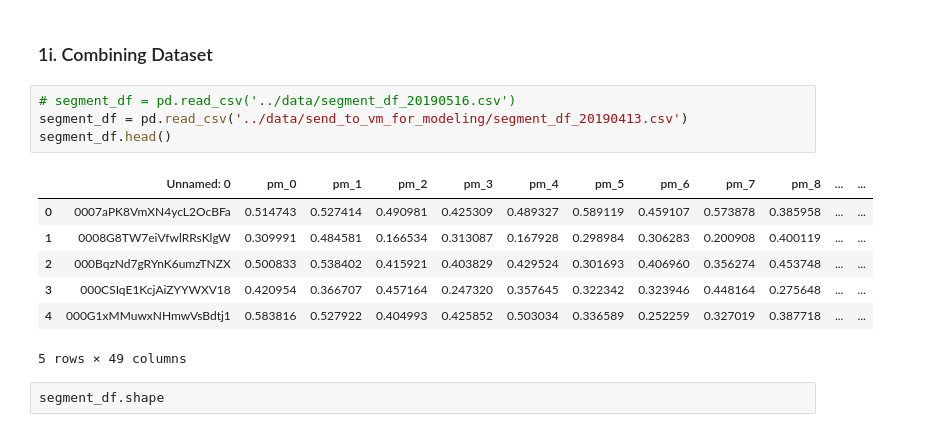
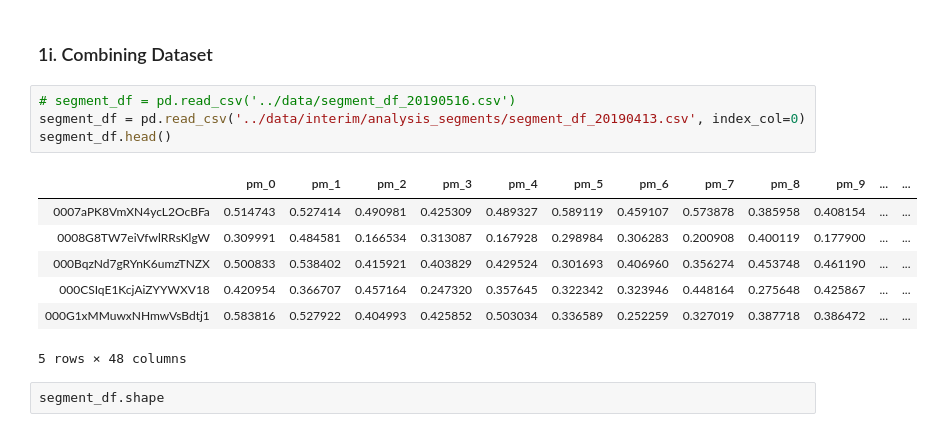
Before and after one commit to jonjohnsontc/songwriter-graph, a Jupyter notebook: notebooks/vi_preprocessing_new_data.ipynb, the cells around one changed output. Drawn from its saved outputs; the diff is of its cells as text.

```diff
--- a/notebooks/vi_preprocessing_new_data.ipynb
+++ b/notebooks/vi_preprocessing_new_data.ipynb
@@ -845,16 +841,16 @@ pandas.core.frame.DataFrame
 ### 1i. Combining Dataset
 # %%
 # segment_df = pd.read_csv('../data/segment_df_20190516.csv')
-segment_df = pd.read_csv('../data/send_to_vm_for_modeling/segment_df_20190413.csv')
+segment_df = pd.read_csv('../data/interim/analysis_segments/segment_df_20190413.csv', index_col=0)
 segment_df.head()
 # %% [output]
-|  | Unnamed: 0 | pm_0 | pm_1 | pm_2 | pm_3 | pm_4 | pm_5 | pm_6 | pm_7 | pm_8 | ... | ... |
-| 0 | 0007aPK8VmXN4ycL2OcBFa | 0.514743 | 0.527414 | 0.490981 | 0.425309 | 0.489327 | 0.589119 | 0.459107 | 0.573878 | 0.385958 | ... | ... |
-| 1 | 0008G8TW7eiVfwlRRsKlgW | 0.309991 | 0.484581 | 0.166534 | 0.313087 | 0.167928 | 0.298984 | 0.306283 | 0.200908 | 0.400119 | ... | ... |
-| 2 | 000BqzNd7gRYnK6umzTNZX | 0.500833 | 0.538402 | 0.415921 | 0.403829 | 0.429524 | 0.301693 | 0.406960 | 0.356274 | 0.453748 | ... | ... |
-| 3 | 000CSIqE1KcjAiZYYWXV18 | 0.420954 | 0.366707 | 0.457164 | 0.247320 | 0.357645 | 0.322342 | 0.323946 | 0.448164 | 0.275648 | ... | ... |
-| 4 | 000G1xMMuwxNHmwVsBdtj1 | 0.583816 | 0.527922 | 0.404993 | 0.425852 | 0.503034 | 0.336589 | 0.252259 | 0.327019 | 0.387718 | ... | ... |
+|  | pm_0 | pm_1 | pm_2 | pm_3 | pm_4 | pm_5 | pm_6 | pm_7 | pm_8 | pm_9 | ... | ... |
+| 0007aPK8VmXN4ycL2OcBFa | 0.514743 | 0.527414 | 0.490981 | 0.425309 | 0.489327 | 0.589119 | 0.459107 | 0.573878 | 0.385958 | 0.408154 | ... | ... |
+| 0008G8TW7eiVfwlRRsKlgW | 0.309991 | 0.484581 | 0.166534 | 0.313087 | 0.167928 | 0.298984 | 0.306283 | 0.200908 | 0.400119 | 0.177900 | ... | ... |
+| 000BqzNd7gRYnK6umzTNZX | 0.500833 | 0.538402 | 0.415921 | 0.403829 | 0.429524 | 0.301693 | 0.406960 | 0.356274 | 0.453748 | 0.461190 | ... | ... |
+| 000CSIqE1KcjAiZYYWXV18 | 0.420954 | 0.366707 | 0.457164 | 0.247320 | 0.357645 | 0.322342 | 0.323946 | 0.448164 | 0.275648 | 0.425867 | ... | ... |
+| 000G1xMMuwxNHmwVsBdtj1 | 0.583816 | 0.527922 | 0.404993 | 0.425852 | 0.503034 | 0.336589 | 0.252259 | 0.327019 | 0.387718 | 0.386472 | ... | ... |
-5 rows × 49 columns
+5 rows × 48 columns
 # %%
 segment_df.shape
 # %% [output]
```
Also changed, not shown: parts of 26 cells of this notebook, 3 other files.
